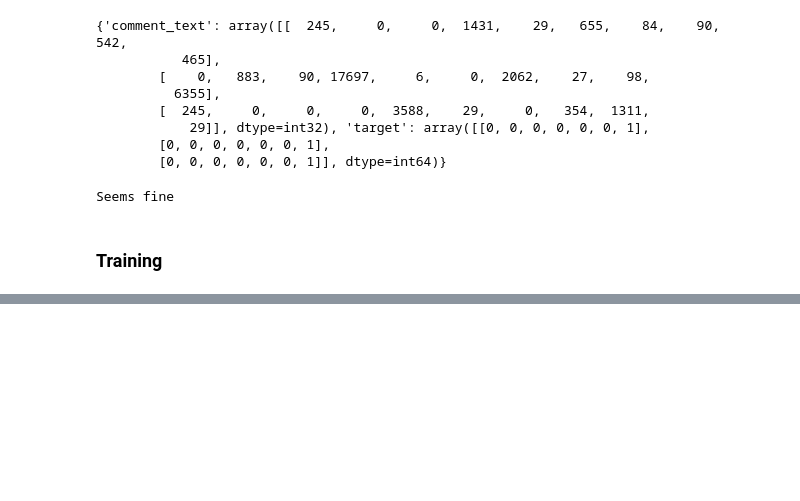
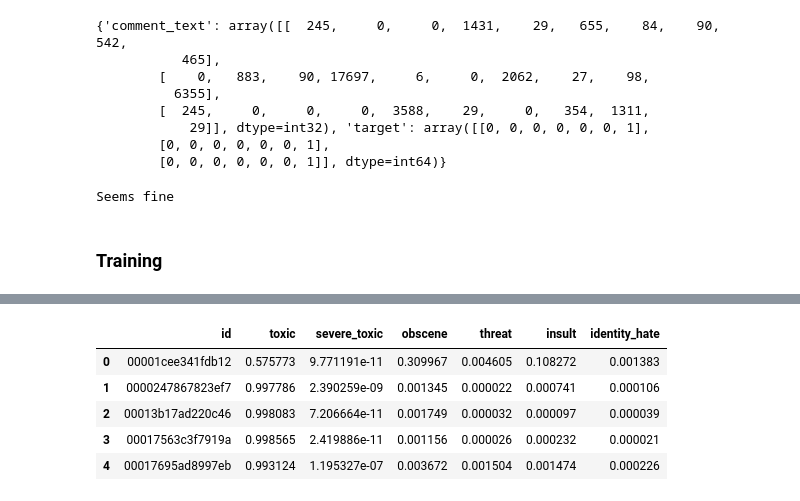
Before and after one commit to numb3r33/toxic_comments_classification, a Jupyter notebook: notebooks/EDA.ipynb, the cells around one changed output, grey strips where cells are left out. Saved outputs shown, nothing was run; the diff lists cells and outputs as text; code cells hidden in the pictures; blank space fills up the shorter version.

```diff
--- a/notebooks/EDA.ipynb
+++ b/notebooks/EDA.ipynb
@@ -483,19 +478,25 @@ opt             = torch.optim.Adam(comment_encoder.parameters(), lr=1e-3)
 for epoch_i in range(num_epochs):
 
     print("Training:")
-    train_loss = train_batches = 0
-    train_acc = 0
-    total     = 0
+    train_loss  = train_batches = 0
+    train_acc   = 0
+    total       = 0
+    train_preds = []
+    labels      = []
+
 
     comment_encoder.train(True)
 
-    for batch in iterate_minibatches(data_train, max_batches=batches_per_epoch, verbose=False):
+    for batch in iterate_minibatches(data_train, max_batches=None, verbose=False, target_columns=target_columns):
 
         comments_ix = torch.LongTensor(batch['comment_text']).cuda()
         targets     = batch['target'].argmax(axis=1)
         reference   = torch.LongTensor(targets).cuda()
 
         prediction = comment_encoder(comments_ix)
+
+        train_preds.append(prediction.cpu().detach().numpy())
+        labels.append(batch['target'])
 
         loss     = compute_loss(prediction, reference)
         accuracy = compute_accuracy(reference, prediction)
@@ -521,7 +522,7 @@ for epoch_i in range(num_epochs):
 
     comment_encoder.train(False)
 
-    for batch in iterate_minibatches(data_val, shuffle=False, verbose=False):
+    for batch in iterate_minibatches(data_val, shuffle=False, verbose=False, target_columns=target_columns):
         comments_ix = torch.LongTensor(batch['comment_text']).cuda()
         targets     = batch['target'].argmax(axis=1)
         reference   = torch.LongTensor(targets).cuda()
@@ -539,5 +540,17 @@ for epoch_i in range(num_epochs):
     print("\tLoss:\t%.5f" % (val_loss / val_batches))
     print("\tAcc:\t%.5f" % (val_acc / total))
     print('\n\n')
+
+    train_preds = np.vstack(train_preds)
+    labels      = np.vstack(labels)
+
+    col_auc = []
+
+    train_probs = F.softmax(torch.tensor(train_preds), dim=1)
+
+    for i in range(train_preds.shape[1]):
+        col_auc.append(roc_auc_score(labels[:, i], train_probs[:, i]))
+
+    print('Mean AUC: {}'.format(np.mean(col_auc)))
 # %% [output]
 Training:
@@ -559,0 +625,11 @@ Validation:
+# %%
+comment_encoder.train(False)
+val_preds = []
+
+for batch in iterate_minibatches(test, shuffle=False, verbose=False):
+    comments_ix = torch.LongTensor(batch['comment_text']).cuda()
+    prediction = comment_encoder(comments_ix)
+    val_preds.append(prediction.cpu().detach().numpy())
+# %%
+val_preds = np.vstack(val_preds)
+val_preds.shape
@@ -559,0 +647,11 @@ Validation:
+# %%
+sub.iloc[:, 1:] = F.softmax(torch.tensor(val_preds), dim=1)
+# %%
+sub.head()
+# %% [output]
+|  | id | toxic | severe_toxic | obscene | threat | insult | identity_hate |
+| 0 | 00001cee341fdb12 | 0.575773 | 9.771191e-11 | 0.309967 | 0.004605 | 0.108272 | 0.001383 |
+| 1 | 0000247867823ef7 | 0.997786 | 2.390259e-09 | 0.001345 | 0.000022 | 0.000741 | 0.000106 |
+| 2 | 00013b17ad220c46 | 0.998083 | 7.206664e-11 | 0.001749 | 0.000032 | 0.000097 | 0.000039 |
+| 3 | 00017563c3f7919a | 0.998565 | 2.419886e-11 | 0.001156 | 0.000026 | 0.000232 | 0.000021 |
+| 4 | 00017695ad8997eb | 0.993124 | 1.195327e-07 | 0.003672 | 0.001504 | 0.001474 | 0.000226 |
```
Also changed, not shown: parts of 18 cells of this notebook, 1 other file.
